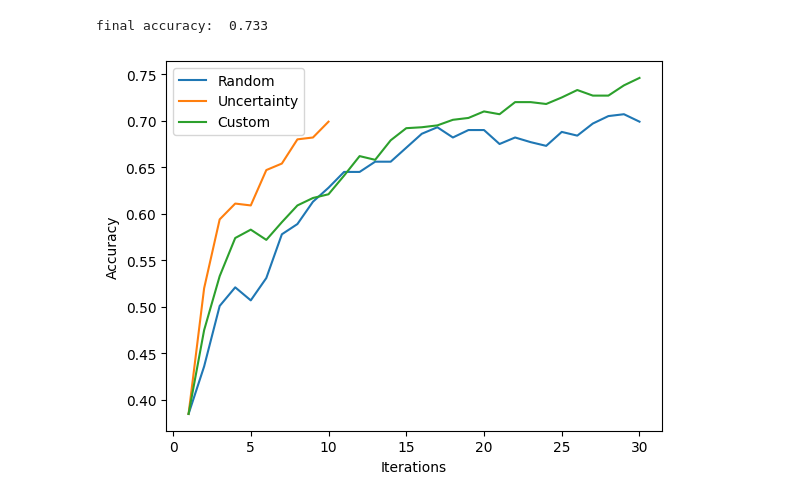
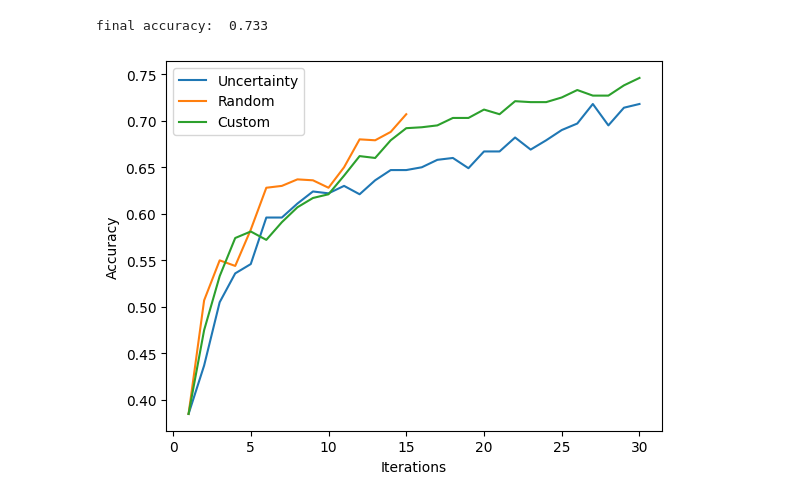
Before and after one commit to NaomiDerel/Active_Learning_GNN_Lab, a Jupyter notebook: Part 1.ipynb, the cells around one changed output. Cells and saved outputs as stored; diff of their text form; code cells hidden in the pictures.

```diff
--- a/Part 1.ipynb
+++ b/Part 1.ipynb
@@ -401,20 +377,20 @@ Budget: 39, Iterations: 15
 final accuracy:  0.729
 Budget: 59, Iterations: 10
 final accuracy:  0.733
-# %%
-### plot only best random forest models:
-
-rand_forest = random_dict[('RandomForestClassifier', 0)]
-uncertainty_forest = uncertainty_dict[('RandomForestClassifier', 2)]
-custom_forest = custom_dict[('RandomForestClassifier', 0)]
-
-plt.plot(range(1, len(rand_forest) + 1), rand_forest, label='Random')
-plt.plot(range(1, len(uncertainty_forest) + 1), uncertainty_forest, label='Uncertainty')
-plt.plot(range(1, len(custom_forest) + 1), custom_forest, label='Custom')
-
-plt.xlabel('Iterations')
-plt.ylabel('Accuracy')
-plt.legend()
-plt.show()
-# %% [output]
-[figure, removed]
+# %%
+### plot only best logistic regression models:
+
+rand_reg = random_dict[('LogisticRegression', 1)]
+uncertainty_reg = uncertainty_dict[('LogisticRegression', 0)]
+custom_reg = custom_dict[('LogisticRegression', 0)]
+
+plt.plot(range(1, len(uncertainty_reg) + 1), uncertainty_reg, label='Uncertainty')
+plt.plot(range(1, len(rand_reg) + 1), rand_reg, label='Random')
+plt.plot(range(1, len(custom_reg) + 1), custom_reg, label='Custom')
+
+plt.xlabel('Iterations')
+plt.ylabel('Accuracy')
+plt.legend()
+plt.show()
+# %% [output]
+[figure, added]
```
Also changed, not shown: parts of 8 cells of this notebook, 6 other files.
